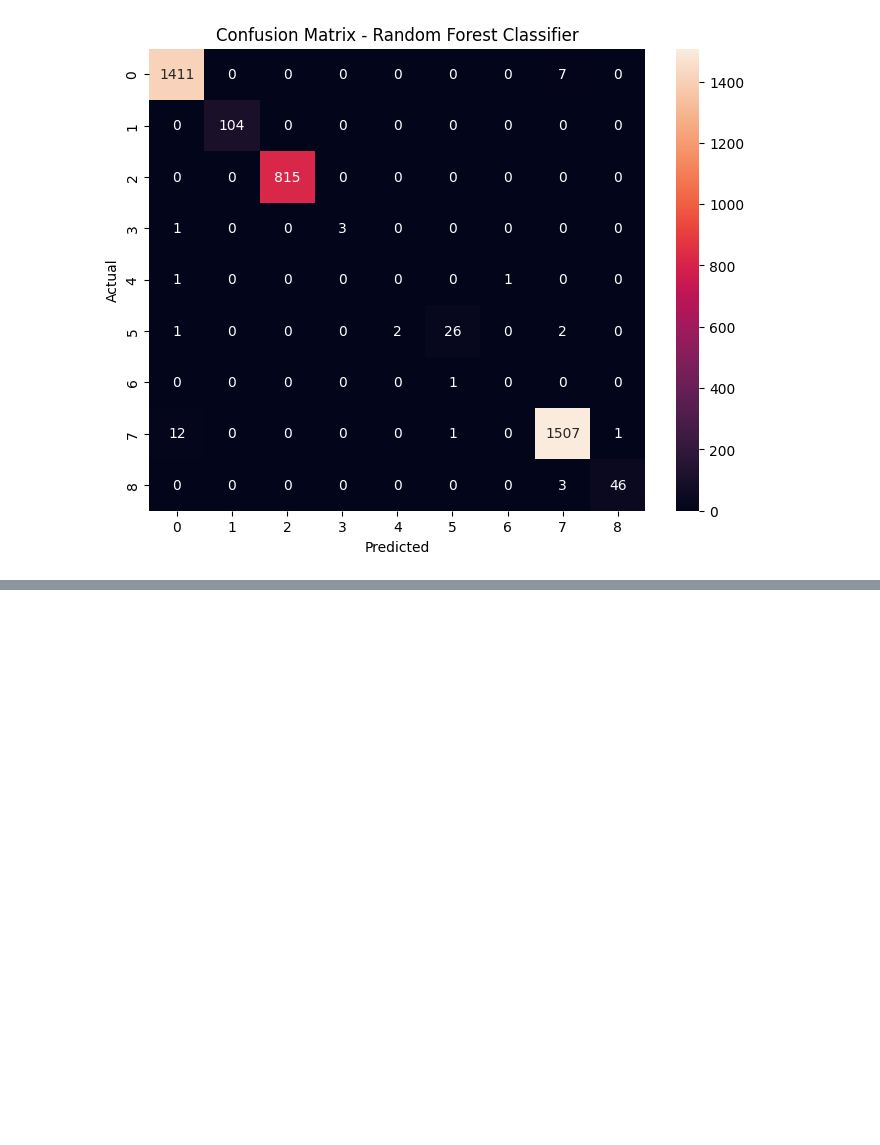
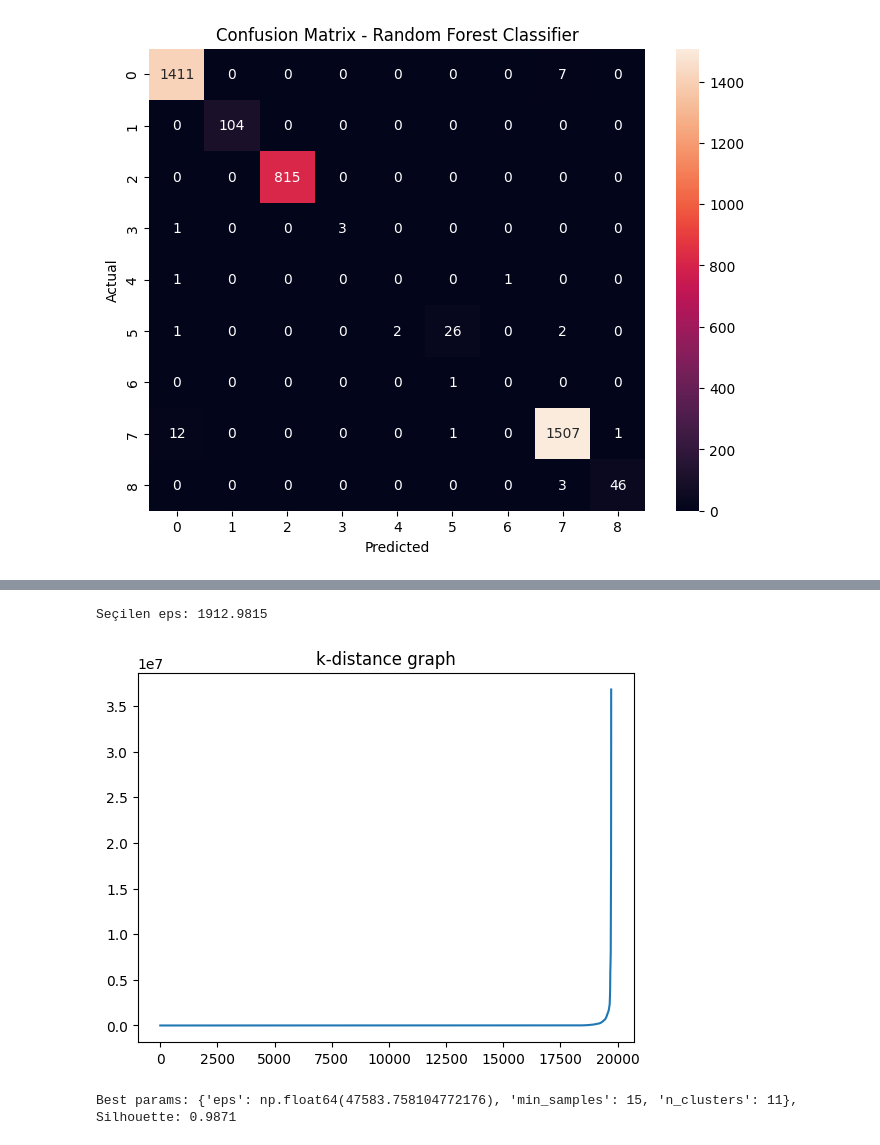
Before and after one commit to EfeDogan/Classification_and_Clustering_on_NetworkIDS_Dataset, a Jupyter notebook: assignment_4.ipynb, the cells around one changed output, grey strips where cells are left out. Saved outputs shown, nothing was run; the diff lists cells and outputs as text; code cells hidden in the pictures; blank space fills up the shorter version.

```diff
--- a/assignment_4.ipynb
+++ b/assignment_4.ipynb
@@ -308,0 +412,47 @@ weighted avg       0.99      0.99      0.99      3945
+# %%
+# K-distance ile eps bul
+k = 5
+nbrs = NearestNeighbors(n_neighbors=k).fit(X_pca)
+distances, _ = nbrs.kneighbors(X_pca)
+kdist = np.sort(distances[:, k-1])
+
+# Percentile ile eps seç (dirsek yerine daha stabil)
+eps = np.percentile(kdist, 90)  # %90'lık dilim
+print(f"Seçilen eps: {eps:.4f}")
+plt.plot(kdist)
+plt.title("k-distance graph")
+plt.show()
+# %% [output]
+Seçilen eps: 1912.9815
+[figure, added]
+# %%
+from itertools import product
+
+# Try different eps and min_samples values
+eps_range = np.percentile(kdist, [80, 85, 90, 95])
+min_samples_range = [5, 10, 15, 20]
+
+best_score = -1
+best_params = {}
+
+for eps, min_samples in product(eps_range, min_samples_range):
+    db = DBSCAN(eps=eps, min_samples=min_samples)
+    labels = db.fit_predict(X_pca)
+
+    n_clusters = len(set(labels)) - (1 if -1 in labels else 0)
+    if n_clusters < 2:
+        continue
+
+    mask = labels != -1
+    if mask.sum() < 100:
+        continue
+
+    score = silhouette_score(X_pca[mask], labels[mask])
+
+    if score > best_score:
+        best_score = score
+        best_params = {'eps': eps, 'min_samples': min_samples, 'n_clusters': n_clusters}
+
+print(f"Best params: {best_params}, Silhouette: {best_score:.4f}")
+# %% [output]
+Best params: {'eps': np.float64(47583.758104772176), 'min_samples': 15, 'n_clusters': 11}, Silhouette: 0.9871
```
Also changed, not shown: parts of 14 cells of this notebook, 1 other file.
